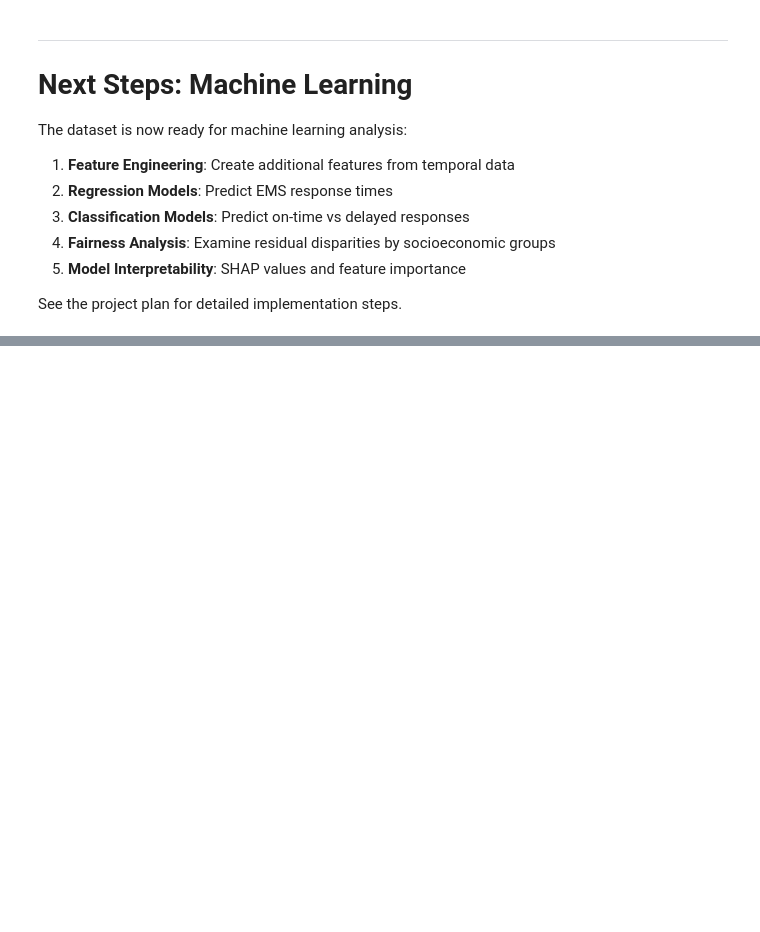
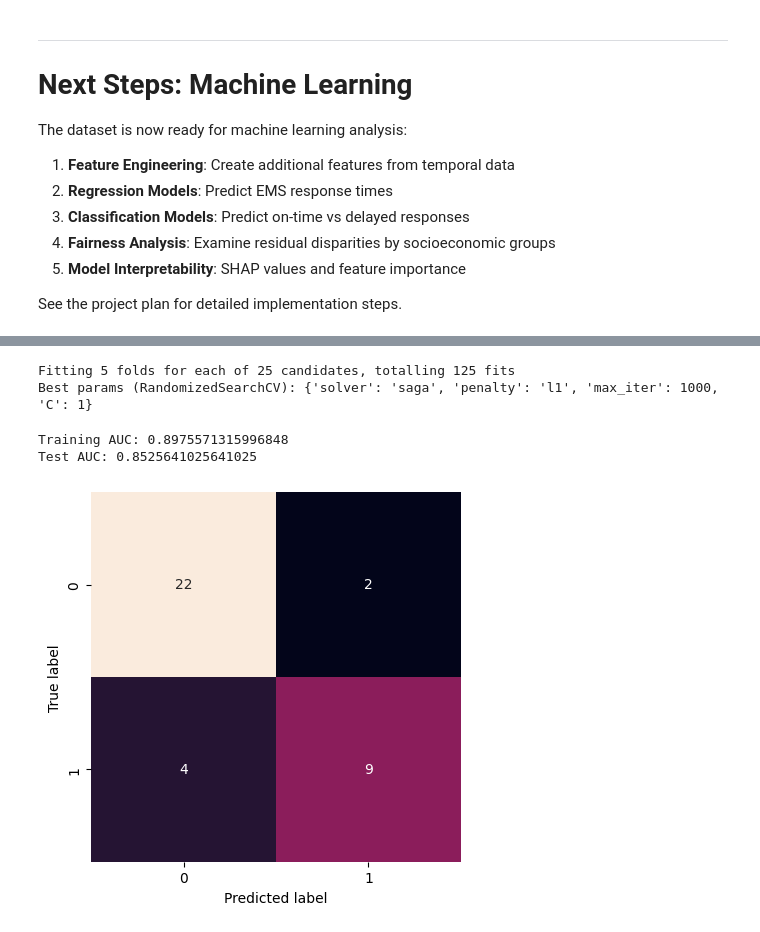
Before and after one commit to Python-Programming-DS/term-project-group_4, a Jupyter notebook: final_project.ipynb, the cells around one changed output, grey strips where cells are left out. Cells and saved outputs as stored; diff of their text form; code cells hidden in the pictures; blank space fills up the shorter version.

Commit message:
feature engineering and logistic regressoin

```diff
--- a/final_project.ipynb
+++ b/final_project.ipynb
@@ -1086,0 +1150,4 @@ See the project plan for detailed implementation steps.
+# %%
+df = pd.read_csv("nyc_ems_final_with_spatial_analysis.csv")
+print(df.shape)
+df.head()
@@ -1086,0 +1176,12 @@ See the project plan for detailed implementation steps.
+# %%
+# calls per 1000 residents
+df["incidents_per_1000"] = (df["INCIDENT_COUNT"] / df["total_population"]) * 1000
+
+#response inefficiency - minutes per incident
+df["response_time_per_incident"] = df["AVG_RESPONSE_MIN"] / df["INCIDENT_COUNT"]
+
+#binary hotspot - 1 if Hotspot, 0 otherwise
+df["is_hotspot"] = (df["INCIDENT_COUNT_hotspot"] == "Hotspot").astype(int)
+
+#boroughs encoded numerically
+df["borough_encoded"] = df["BOROUGH"].astype("category").cat.codes
@@ -1086,0 +1246,54 @@ See the project plan for detailed implementation steps.
+# %%
+param_grid_lg = [
+    {'penalty': ['l2'],
+     'C': [0.01, 0.1, 1, 10, 100],
+     'solver': ['lbfgs', 'liblinear', 'saga'],
+     'max_iter': [1000]},
+    {'penalty': ['l1'],
+     'C': [0.01, 0.1, 1, 10, 100],
+     'solver': ['liblinear', 'saga'],
+     'max_iter': [1000]},
+]
+
+log_reg = LogisticRegression()
+
+lg_grid = RandomizedSearchCV(
+    estimator=log_reg,
+    param_distributions=param_grid_lg,
+    n_iter=25,
+    scoring='roc_auc',
+    cv=5,           # k-fold CV on the TRAIN set
+    n_jobs=-1,
+    random_state=0,
+    verbose=1
+)
+
+lg_grid.fit(X_train_scaled, y_train)
+print("Best params (RandomizedSearchCV):", lg_grid.best_params_)
+
+lgmodel = lg_grid.best_estimator_
+# %% [output]
+Fitting 5 folds for each of 25 candidates, totalling 125 fits
+Best params (RandomizedSearchCV): {'solver': 'saga', 'penalty': 'l1', 'max_iter': 1000, 'C': 1}
+# %%
+train_proba = lgmodel.predict_proba(X_train_scaled)[:, 1]
+train_auc = metrics.roc_auc_score(y_train, train_proba)
+print("Training AUC:", train_auc)
+
+# Test predictions (always use X_test_scaled!)
+y_test_proba = lgmodel.predict_proba(X_test_scaled)[:, 1]
+y_test_pred  = lgmodel.predict(X_test_scaled)
+
+test_auc = metrics.roc_auc_score(y_test, y_test_proba)
+print("Test AUC:", test_auc)
+
+# Confusion matrix
+cm = metrics.confusion_matrix(y_test, y_test_pred)
+sns.heatmap(cm, square=True, annot=True, fmt='d', cbar=False)
+plt.xlabel('Predicted label')
+plt.ylabel('True label')
+plt.show()
+# %% [output]
+Training AUC: 0.8975571315996848
+Test AUC: 0.8525641025641025
+[figure, added]
```
Also changed, not shown: parts of 22 cells of this notebook, 3 other files.
